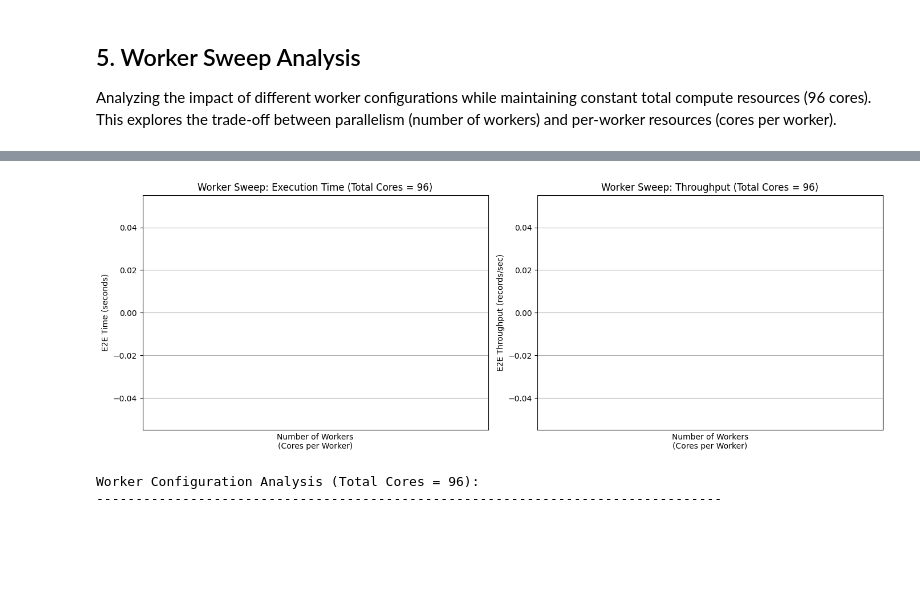
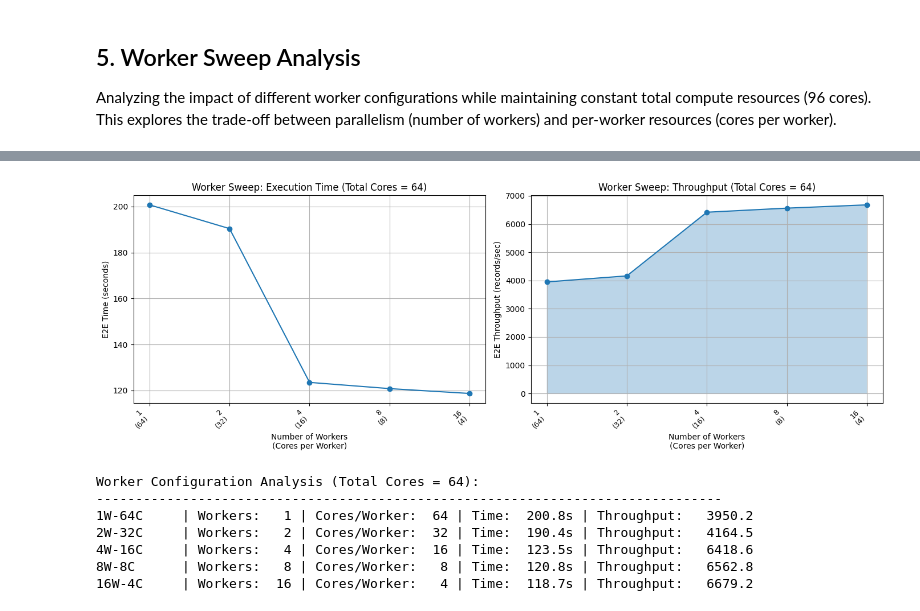
Before and after one commit to dlquad/iisc-deas-project-1, a Jupyter notebook: performance-analysis.ipynb, the cells around one changed output, grey strips where cells are left out. Saved outputs shown, nothing was run; the diff lists cells and outputs as text; code cells hidden in the pictures; blank space fills up the shorter version.

```diff
--- a/performance-analysis.ipynb
+++ b/performance-analysis.ipynb
@@ -35,7 +37,7 @@ This notebook analyzes performance metrics from distributed computing benchmarks
 ## 1. Load and Categorize Data
 # %%
 # Initialize log directory
-LOG_DIR = "/home/intel/ritik/iisc/deas-project/logs/project-test-7"
+LOG_DIR = "/home/amber-intel/ritik/iisc-deas-project-1/logs/project-test-single-socket"
 
 print(f"Log Directory: {LOG_DIR}")
 print(f"Directory exists: {os.path.exists(LOG_DIR)}")
@@ -494,42 +525,50 @@ Worker Sweep Configurations:
 # %%
-# Filter for configurations with 96 total cores
-df_worker_96 = df_worker[df_worker['total_cores'] == 48].copy()
+# Get the total cores value from the first row (all worker sweep configs should have same total cores)
+target_total_cores = df_worker['total_cores'].iloc[0]
+
+# Filter for configurations with the target total cores
+df_worker_filtered = df_worker[df_worker['total_cores'] == target_total_cores].copy()
 
 # Create X-axis label with num_workers and cores_per_worker
-df_worker_96['x_label'] = df_worker_96['num_workers'].astype(str) + '\n(' + df_worker_96['cores_per_worker'].astype(str) + ')'
+df_worker_filtered['x_label'] = df_worker_filtered['num_workers'].astype(str) + '\n(' + df_worker_filtered['cores_per_worker'].astype(str) + ')'
 
 # Create figure with two subplots
 fig, (ax1, ax2) = plt.subplots(1, 2, figsize=(14, 5))
 
 # Chart 1: Line chart - E2E Time vs num_workers
-x_positions = range(len(df_worker_96))
-ax1.plot(x_positions, df_worker_96['E2E_time'], marker='o')
+x_positions = range(len(df_worker_filtered))
+ax1.plot(x_positions, df_worker_filtered['E2E_time'], marker='o')
 ax1.set_xticks(x_positions)
-ax1.set_xticklabels(df_worker_96['x_label'], rotation=45, ha='right', fontsize=9)
+ax1.set_xticklabels(df_worker_filtered['x_label'], rotation=45, ha='right', fontsize=9)
 ax1.set_xlabel('Number of Workers\n(Cores per Worker)')
 ax1.set_ylabel('E2E Time (seconds)')
-ax1.set_title('Worker Sweep: Execution Time (Total Cores = 96)')
+ax1.set_title(f'Worker Sweep: Execution Time (Total Cores = {target_total_cores})')
 ax1.grid(True)
 
 # Chart 2: Line chart with filled area - E2E Throughput vs num_workers
-ax2.plot(x_positions, df_worker_96['E2E_throughput'], marker='o')
-ax2.fill_between(x_positions, df_worker_96['E2E_throughput'], alpha=0.3)
+ax2.plot(x_positions, df_worker_filtered['E2E_throughput'], marker='o')
+ax2.fill_between(x_positions, df_worker_filtered['E2E_throughput'], alpha=0.3)
 ax2.set_xticks(x_positions)
-ax2.set_xticklabels(df_worker_96['x_label'], rotation=45, ha='right', fontsize=9)
+ax2.set_xticklabels(df_worker_filtered['x_label'], rotation=45, ha='right', fontsize=9)
 ax2.set_xlabel('Number of Workers\n(Cores per Worker)')
 ax2.set_ylabel('E2E Throughput (records/sec)')
-ax2.set_title('Worker Sweep: Throughput (Total Cores = 96)')
+ax2.set_title(f'Worker Sweep: Throughput (Total Cores = {target_total_cores})')
 ax2.grid(True)
 
 plt.tight_layout()
 plt.show()
 
 # Print configuration analysis
-print(f"\nWorker Configuration Analysis (Total Cores = 96):")
+print(f"\nWorker Configuration Analysis (Total Cores = {target_total_cores}):")
 print("-" * 80)
-for _, row in df_worker_96.iterrows():
+for _, row in df_worker_filtered.iterrows():
     print(f"{row['config_name']:10s} | Workers: {row['num_workers']:3d} | Cores/Worker: {row['cores_per_worker']:3d} | Time: {row['E2E_time']:6.1f}s | Throughput: {row['E2E_throughput']:8.1f}")
 # %% [output]
-[figure, old version]
+[figure, new version]
-Worker Configuration Analysis (Total Cores = 96):
+Worker Configuration Analysis (Total Cores = 64):
 --------------------------------------------------------------------------------
+1W-64C     | Workers:   1 | Cores/Worker:  64 | Time:  200.8s | Throughput:   3950.2
+2W-32C     | Workers:   2 | Cores/Worker:  32 | Time:  190.4s | Throughput:   4164.5
+4W-16C     | Workers:   4 | Cores/Worker:  16 | Time:  123.5s | Throughput:   6418.6
+8W-8C      | Workers:   8 | Cores/Worker:   8 | Time:  120.8s | Throughput:   6562.8
+16W-4C     | Workers:  16 | Cores/Worker:   4 | Time:  118.7s | Throughput:   6679.2
```
Also changed, not shown: parts of 23 cells of this notebook, 2 other files.
